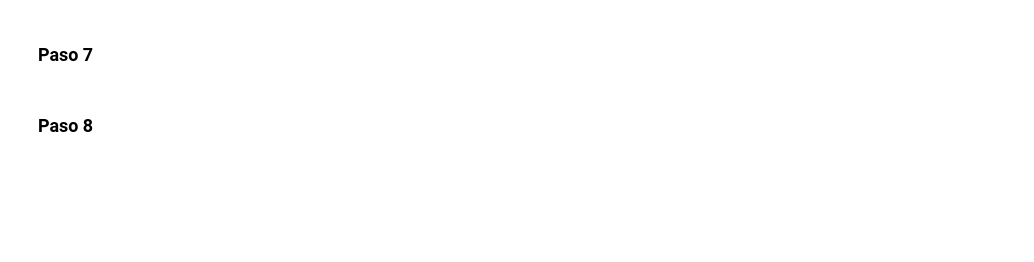
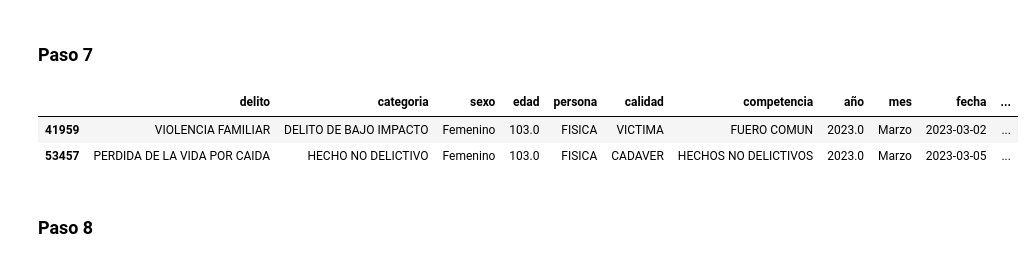
Before and after one commit to porto-o/analisis_carpetas_investigacion, a Jupyter notebook: analisis_2023.ipynb, the cells around one changed output. Drawn from its saved outputs; the diff is of its cells as text; code cells hidden in the pictures; blank space fills up the shorter version.

```diff
--- a/analisis_2023.ipynb
+++ b/analisis_2023.ipynb
@@ -229,5 +241,11 @@ También unos más complejos como el KNN imputation, extrapolación
 # %% [markdown]
 ### Paso 7
+# %%
+df[df["edad"] >= 103]
+# %% [output]
+|  | delito | categoria | sexo | edad | persona | calidad | competencia | año | mes | fecha | ... |
+| 41959 | VIOLENCIA FAMILIAR | DELITO DE BAJO IMPACTO | Femenino | 103.0 | FISICA | VICTIMA | FUERO COMUN | 2023.0 | Marzo | 2023-03-02 | ... |
+| 53457 | PERDIDA DE LA VIDA POR CAIDA | HECHO NO DELICTIVO | Femenino | 103.0 | FISICA | CADAVER | HECHOS NO DELICTIVOS | 2023.0 | Marzo | 2023-03-05 | ... |
 # %% [markdown]
 ### Paso 8
 # %%
```
Also changed, not shown: parts of 5 cells of this notebook.
